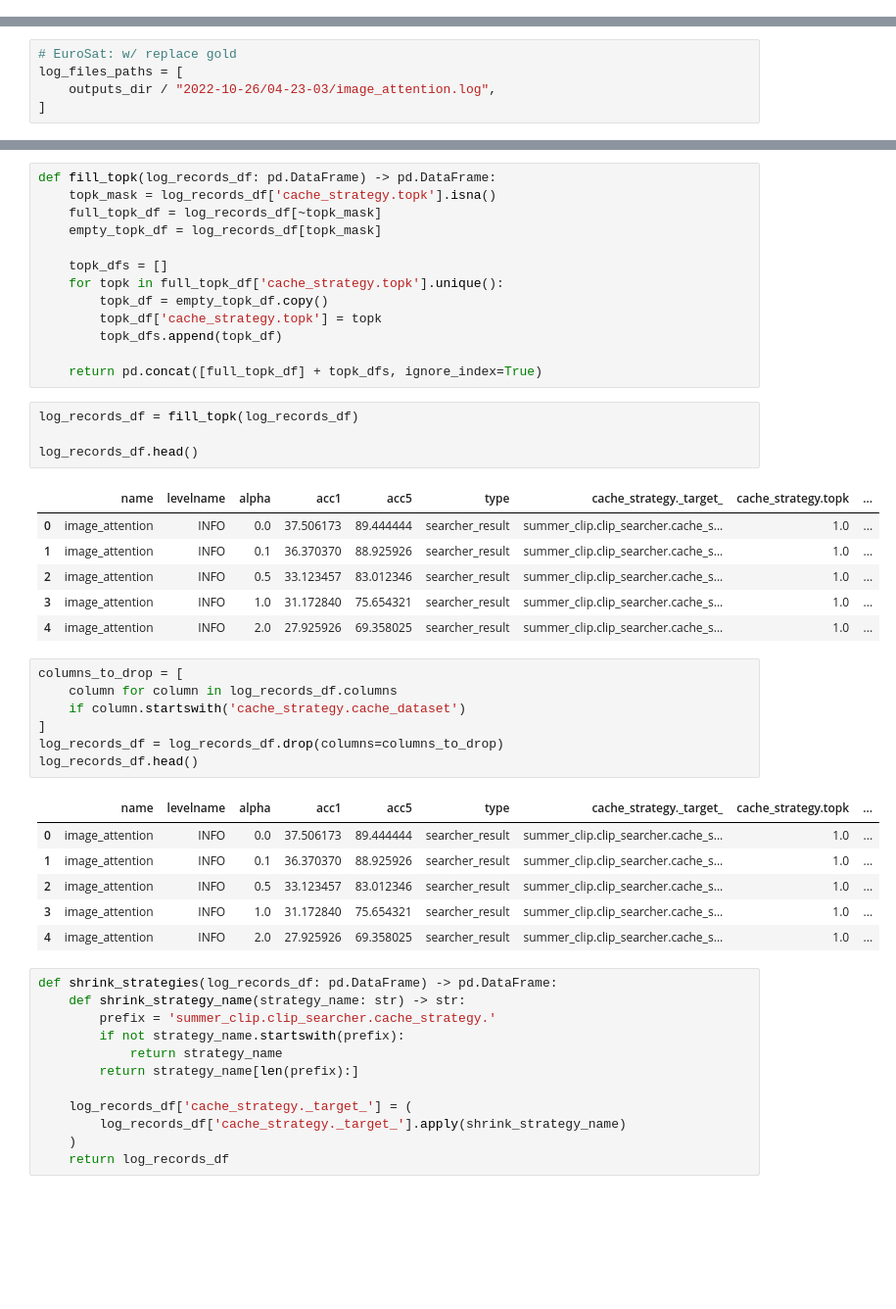
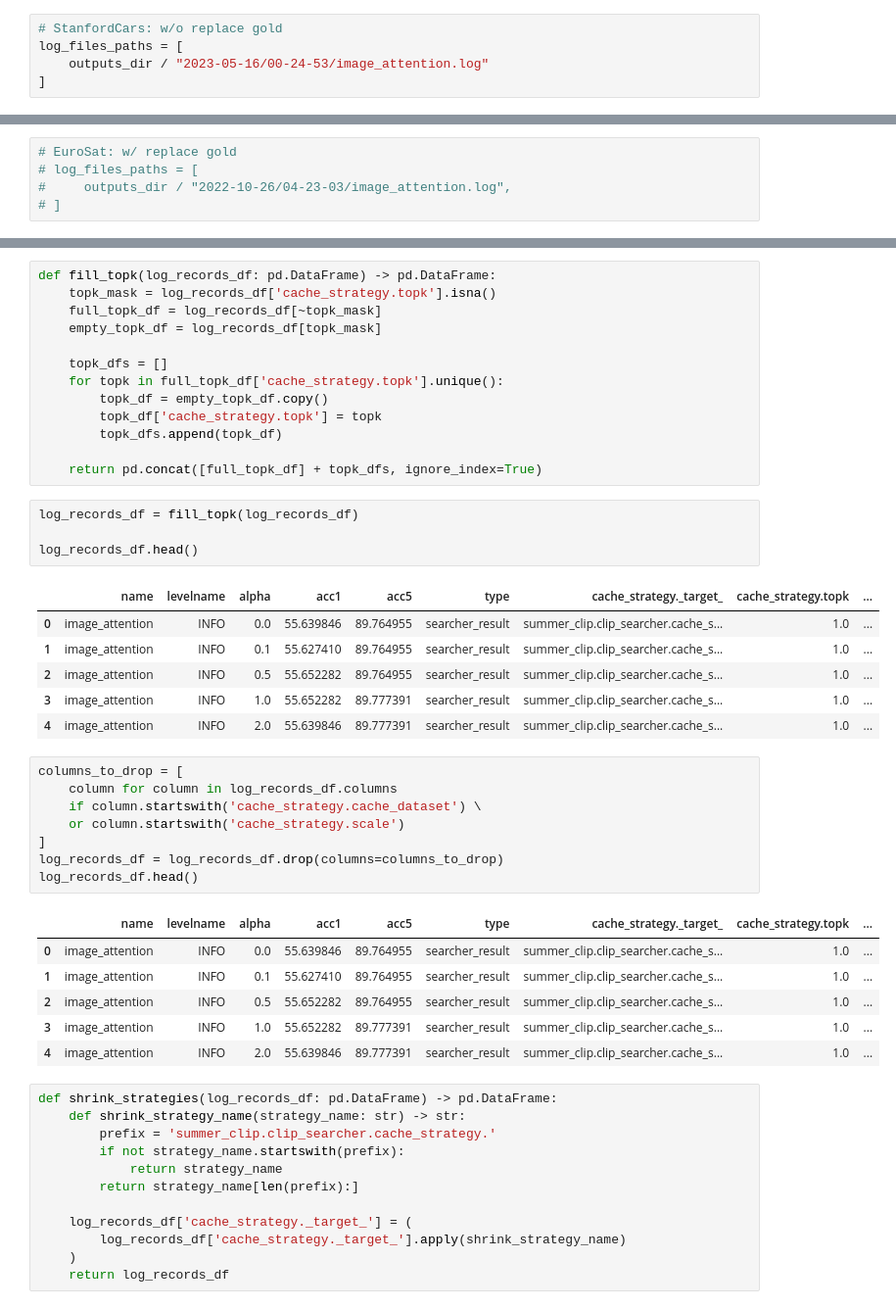
Before and after one commit to myrachins/summer-clip, a Jupyter notebook: summer_clip/clip_searcher/runs_analysis/result_tables.ipynb, the cells around one changed output, grey strips where cells are left out. Shown at 98% size. Cells and saved outputs as stored; diff of their text form; blank space fills up the shorter version.

```diff
--- a/summer_clip/clip_searcher/runs_analysis/result_tables.ipynb
+++ b/summer_clip/clip_searcher/runs_analysis/result_tables.ipynb
@@ -161 +151,6 @@ log_records_df[log_records_df['alpha'] == 0].head(1)
+# %%
+# StanfordCars: w/o replace gold
+log_files_paths = [
+    outputs_dir / "2023-05-16/00-24-53/image_attention.log"
+]
 # %%
@@ -175,9 +175,9 @@ log_records_df[log_records_df['alpha'] == 0].head(1)
 # ]
 # %%
 # EuroSat: w/ replace gold
-log_files_paths = [
-    outputs_dir / "2022-10-26/04-23-03/image_attention.log",
-]
+# log_files_paths = [
+#     outputs_dir / "2022-10-26/04-23-03/image_attention.log",
+# ]
 # %%
 log_records_df = load_log_records(*log_files_paths, record_type='searcher_result')
 # log_records_df = load_log_records(*log_files_paths)
@@ -209,25 +209,26 @@ log_records_df = fill_topk(log_records_df)
 log_records_df.head()
 # %% [output]
 |  | name | levelname | alpha | acc1 | acc5 | type | cache_strategy._target_ | cache_strategy.topk | ... |
-| 0 | image_attention | INFO | 0.0 | 37.506173 | 89.444444 | searcher_result | summer_clip.clip_searcher.cache_s... | 1.0 | ... |
-| 1 | image_attention | INFO | 0.1 | 36.370370 | 88.925926 | searcher_result | summer_clip.clip_searcher.cache_s... | 1.0 | ... |
-| 2 | image_attention | INFO | 0.5 | 33.123457 | 83.012346 | searcher_result | summer_clip.clip_searcher.cache_s... | 1.0 | ... |
-| 3 | image_attention | INFO | 1.0 | 31.172840 | 75.654321 | searcher_result | summer_clip.clip_searcher.cache_s... | 1.0 | ... |
-| 4 | image_attention | INFO | 2.0 | 27.925926 | 69.358025 | searcher_result | summer_clip.clip_searcher.cache_s... | 1.0 | ... |
+| 0 | image_attention | INFO | 0.0 | 55.639846 | 89.764955 | searcher_result | summer_clip.clip_searcher.cache_s... | 1.0 | ... |
+| 1 | image_attention | INFO | 0.1 | 55.627410 | 89.764955 | searcher_result | summer_clip.clip_searcher.cache_s... | 1.0 | ... |
+| 2 | image_attention | INFO | 0.5 | 55.652282 | 89.764955 | searcher_result | summer_clip.clip_searcher.cache_s... | 1.0 | ... |
+| 3 | image_attention | INFO | 1.0 | 55.652282 | 89.777391 | searcher_result | summer_clip.clip_searcher.cache_s... | 1.0 | ... |
+| 4 | image_attention | INFO | 2.0 | 55.639846 | 89.777391 | searcher_result | summer_clip.clip_searcher.cache_s... | 1.0 | ... |
 # %%
 columns_to_drop = [
     column for column in log_records_df.columns
-    if column.startswith('cache_strategy.cache_dataset')
+    if column.startswith('cache_strategy.cache_dataset') \
+    or column.startswith('cache_strategy.scale')
 ]
 log_records_df = log_records_df.drop(columns=columns_to_drop)
 log_records_df.head()
 # %% [output]
 |  | name | levelname | alpha | acc1 | acc5 | type | cache_strategy._target_ | cache_strategy.topk | ... |
-| 0 | image_attention | INFO | 0.0 | 37.506173 | 89.444444 | searcher_result | summer_clip.clip_searcher.cache_s... | 1.0 | ... |
-| 1 | image_attention | INFO | 0.1 | 36.370370 | 88.925926 | searcher_result | summer_clip.clip_searcher.cache_s... | 1.0 | ... |
-| 2 | image_attention | INFO | 0.5 | 33.123457 | 83.012346 | searcher_result | summer_clip.clip_searcher.cache_s... | 1.0 | ... |
-| 3 | image_attention | INFO | 1.0 | 31.172840 | 75.654321 | searcher_result | summer_clip.clip_searcher.cache_s... | 1.0 | ... |
-| 4 | image_attention | INFO | 2.0 | 27.925926 | 69.358025 | searcher_result | summer_clip.clip_searcher.cache_s... | 1.0 | ... |
+| 0 | image_attention | INFO | 0.0 | 55.639846 | 89.764955 | searcher_result | summer_clip.clip_searcher.cache_s... | 1.0 | ... |
+| 1 | image_attention | INFO | 0.1 | 55.627410 | 89.764955 | searcher_result | summer_clip.clip_searcher.cache_s... | 1.0 | ... |
+| 2 | image_attention | INFO | 0.5 | 55.652282 | 89.764955 | searcher_result | summer_clip.clip_searcher.cache_s... | 1.0 | ... |
+| 3 | image_attention | INFO | 1.0 | 55.652282 | 89.777391 | searcher_result | summer_clip.clip_searcher.cache_s... | 1.0 | ... |
+| 4 | image_attention | INFO | 2.0 | 55.639846 | 89.777391 | searcher_result | summer_clip.clip_searcher.cache_s... | 1.0 | ... |
 # %%
 def shrink_strategies(log_records_df: pd.DataFrame) -> pd.DataFrame:
     def shrink_strategy_name(strategy_name: str) -> str:
```
Also changed, not shown: parts of 11 cells of this notebook.
